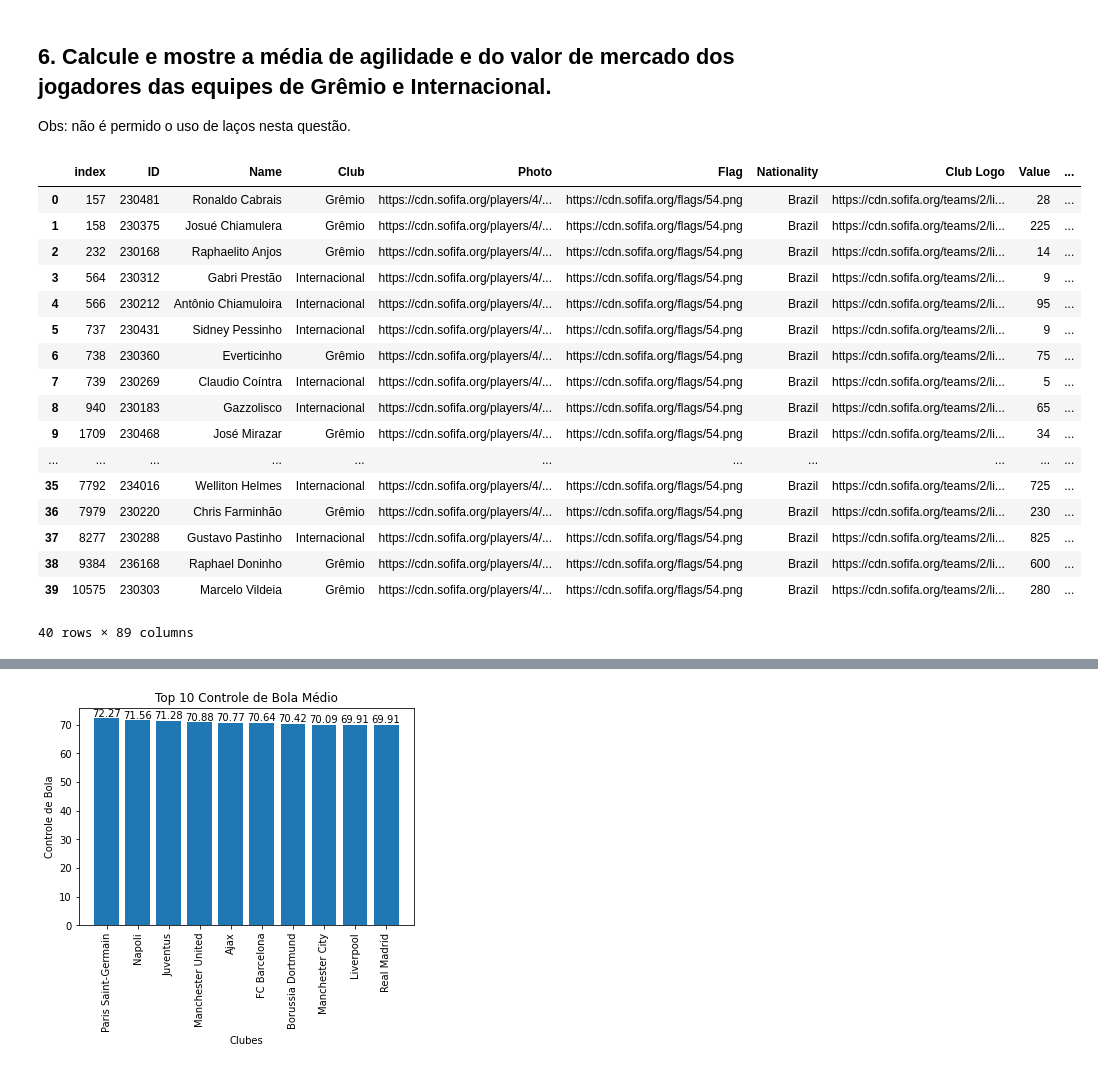
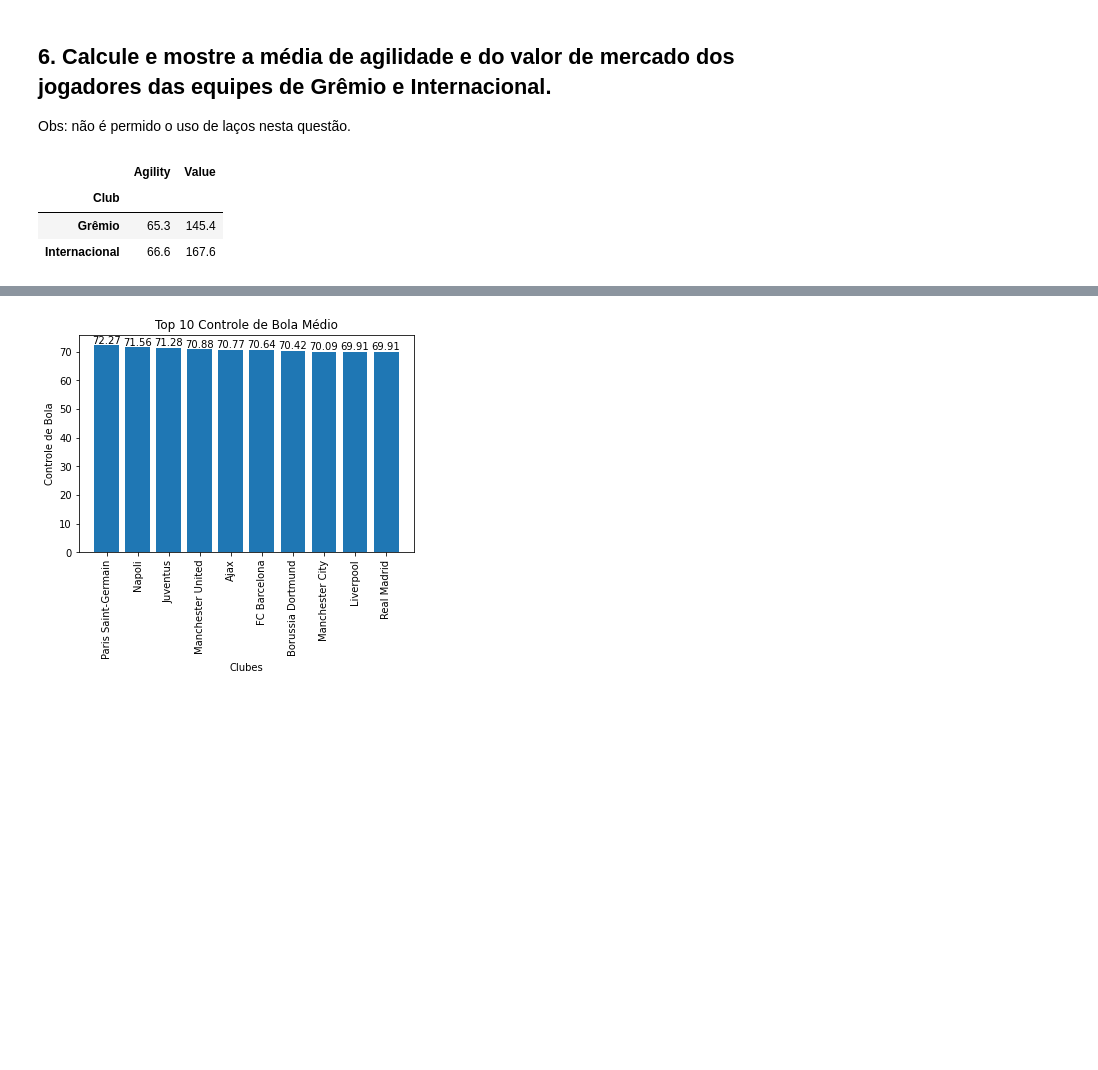
Before and after one commit to macedoti13/EDA-Fifa19Dataset, a Jupyter notebook: TG2.ipynb, the cells around one changed output, grey strips where cells are left out. Saved outputs shown, nothing was run; the diff lists cells and outputs as text; code cells hidden in the pictures; blank space fills up the shorter version.

```diff
--- a/TG2.ipynb
+++ b/TG2.ipynb
@@ -211,28 +211,13 @@ Obs: não é permido o uso de laços nesta questão.
 # %%
 df_grenal = df[df['Club'].isin(['Internacional','Grêmio'])].reset_index()
 df_grenal.loc[0:,'Value'] = df_grenal['Value'].str.replace(r'\D', '').astype(int)
 df_grenal['Value'] = pd.to_numeric(df_grenal['Value'])
 df_grenal.groupby(['Club'])[['Agility','Value']].mean()
-df_grenal
 # %% [output]
-|  | index | ID | Name | Club | Photo | Flag | Nationality | Club Logo | Value | ... |
-| 0 | 157 | 230481 | Ronaldo Cabrais | Grêmio | https://cdn.sofifa.org/players/4/... | https://cdn.sofifa.org/flags/54.png | Brazil | https://cdn.sofifa.org/teams/2/li... | 28 | ... |
-| 1 | 158 | 230375 | Josué Chiamulera | Grêmio | https://cdn.sofifa.org/players/4/... | https://cdn.sofifa.org/flags/54.png | Brazil | https://cdn.sofifa.org/teams/2/li... | 225 | ... |
-| 2 | 232 | 230168 | Raphaelito Anjos | Grêmio | https://cdn.sofifa.org/players/4/... | https://cdn.sofifa.org/flags/54.png | Brazil | https://cdn.sofifa.org/teams/2/li... | 14 | ... |
-| 3 | 564 | 230312 | Gabri Prestão | Internacional | https://cdn.sofifa.org/players/4/... | https://cdn.sofifa.org/flags/54.png | Brazil | https://cdn.sofifa.org/teams/2/li... | 9 | ... |
-| 4 | 566 | 230212 | Antônio Chiamuloira | Internacional | https://cdn.sofifa.org/players/4/... | https://cdn.sofifa.org/flags/54.png | Brazil | https://cdn.sofifa.org/teams/2/li... | 95 | ... |
-| 5 | 737 | 230431 | Sidney Pessinho | Internacional | https://cdn.sofifa.org/players/4/... | https://cdn.sofifa.org/flags/54.png | Brazil | https://cdn.sofifa.org/teams/2/li... | 9 | ... |
-| 6 | 738 | 230360 | Everticinho | Grêmio | https://cdn.sofifa.org/players/4/... | https://cdn.sofifa.org/flags/54.png | Brazil | https://cdn.sofifa.org/teams/2/li... | 75 | ... |
-| 7 | 739 | 230269 | Claudio Coíntra | Internacional | https://cdn.sofifa.org/players/4/... | https://cdn.sofifa.org/flags/54.png | Brazil | https://cdn.sofifa.org/teams/2/li... | 5 | ... |
-| 8 | 940 | 230183 | Gazzolisco | Internacional | https://cdn.sofifa.org/players/4/... | https://cdn.sofifa.org/flags/54.png | Brazil | https://cdn.sofifa.org/teams/2/li... | 65 | ... |
-| 9 | 1709 | 230468 | José Mirazar | Grêmio | https://cdn.sofifa.org/players/4/... | https://cdn.sofifa.org/flags/54.png | Brazil | https://cdn.sofifa.org/teams/2/li... | 34 | ... |
-| ... | ... | ... | ... | ... | ... | ... | ... | ... | ... | ... |
-| 35 | 7792 | 234016 | Welliton Helmes | Internacional | https://cdn.sofifa.org/players/4/... | https://cdn.sofifa.org/flags/54.png | Brazil | https://cdn.sofifa.org/teams/2/li... | 725 | ... |
-| 36 | 7979 | 230220 | Chris Farminhão | Grêmio | https://cdn.sofifa.org/players/4/... | https://cdn.sofifa.org/flags/54.png | Brazil | https://cdn.sofifa.org/teams/2/li... | 230 | ... |
-| 37 | 8277 | 230288 | Gustavo Pastinho | Internacional | https://cdn.sofifa.org/players/4/... | https://cdn.sofifa.org/flags/54.png | Brazil | https://cdn.sofifa.org/teams/2/li... | 825 | ... |
-| 38 | 9384 | 236168 | Raphael Doninho | Grêmio | https://cdn.sofifa.org/players/4/... | https://cdn.sofifa.org/flags/54.png | Brazil | https://cdn.sofifa.org/teams/2/li... | 600 | ... |
-| 39 | 10575 | 230303 | Marcelo Vildeia | Grêmio | https://cdn.sofifa.org/players/4/... | https://cdn.sofifa.org/flags/54.png | Brazil | https://cdn.sofifa.org/teams/2/li... | 280 | ... |
+|  | Agility | Value |
+| Club |  |  |
+| Grêmio | 65.3 | 145.4 |
+| Internacional | 66.6 | 167.6 |
-40 rows × 89 columns
 # %% [markdown]
 ## 7. Mostre em um gráfico de barras os top 10 clubes baseado na média do controle de bola (`BallControl`) de seus jogadores.
 
```
Also changed, not shown: parts of 3 cells of this notebook.
